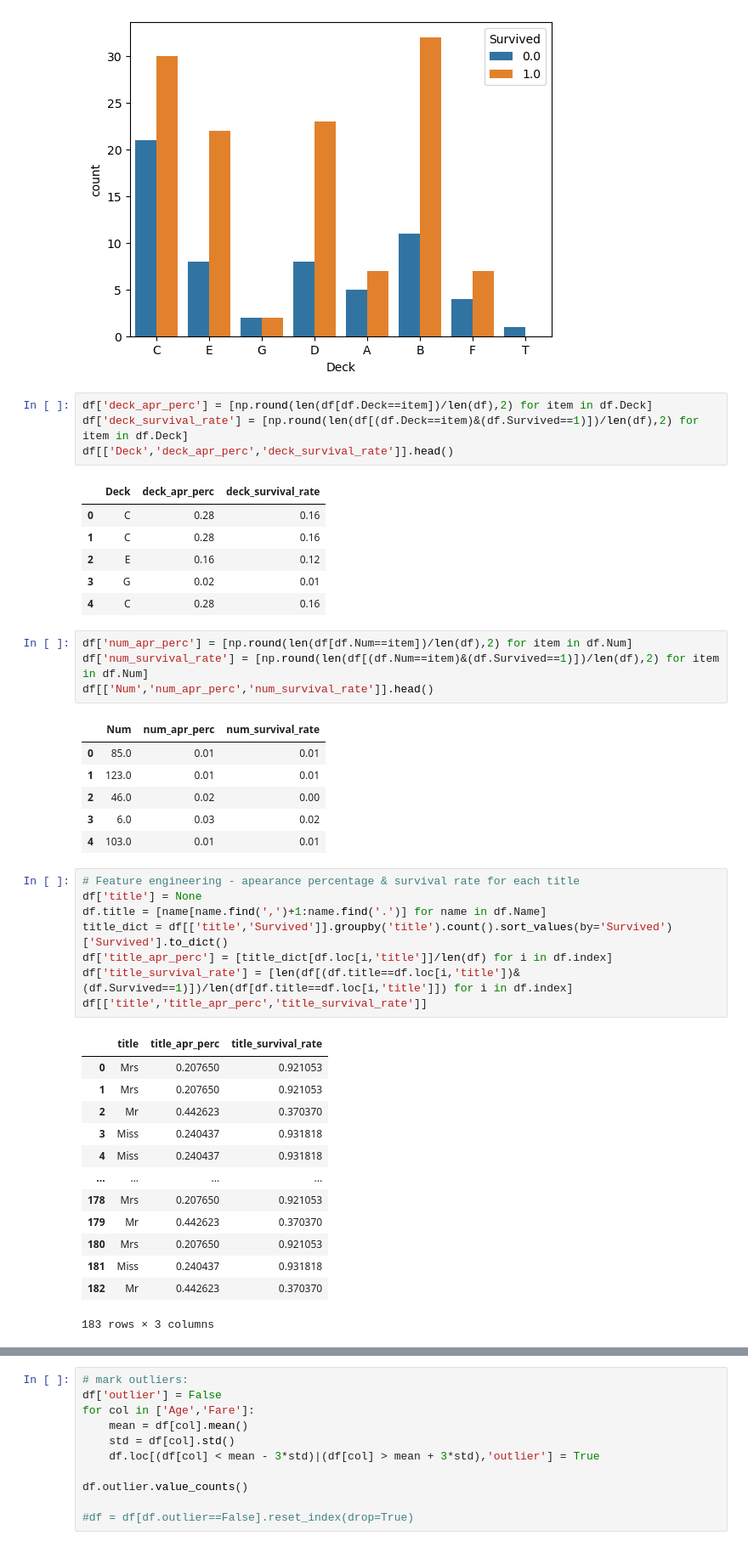
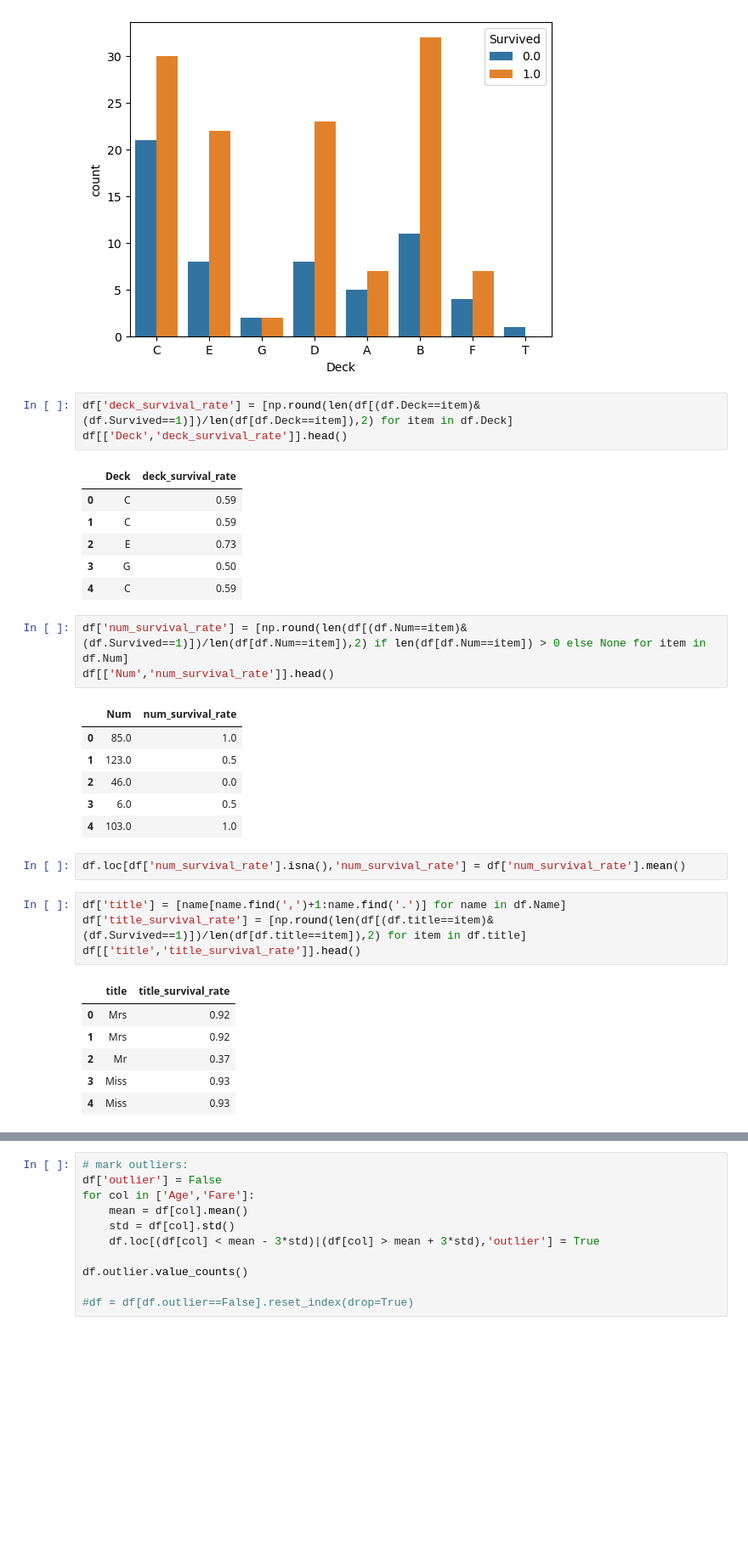
Before and after one commit to sagi778/Titanic_kaggle, a Jupyter notebook: titanic_model_training.ipynb, the cells around one changed output, grey strips where cells are left out. Shown at 85% size. Saved outputs shown, nothing was run; the diff lists cells and outputs as text; blank space fills up the shorter version.

```diff
--- a/titanic_model_training.ipynb
+++ b/titanic_model_training.ipynb
@@ -120,47 +120,36 @@ sns.countplot(data=df,x='Deck',hue='Survived')
 <AxesSubplot:xlabel='Deck', ylabel='count'>
 [figure]
 # %%
-df['deck_apr_perc'] = [np.round(len(df[df.Deck==item])/len(df),2) for item in df.Deck]
-df['deck_survival_rate'] = [np.round(len(df[(df.Deck==item)&(df.Survived==1)])/len(df),2) for item in df.Deck]
-df[['Deck','deck_apr_perc','deck_survival_rate']].head()
+df['deck_survival_rate'] = [np.round(len(df[(df.Deck==item)&(df.Survived==1)])/len(df[df.Deck==item]),2) for item in df.Deck]
+df[['Deck','deck_survival_rate']].head()
 # %% [output]
-|  | Deck | deck_apr_perc | deck_survival_rate |
-| 0 | C | 0.28 | 0.16 |
-| 1 | C | 0.28 | 0.16 |
-| 2 | E | 0.16 | 0.12 |
-| 3 | G | 0.02 | 0.01 |
-| 4 | C | 0.28 | 0.16 |
+|  | Deck | deck_survival_rate |
+| 0 | C | 0.59 |
+| 1 | C | 0.59 |
+| 2 | E | 0.73 |
+| 3 | G | 0.50 |
+| 4 | C | 0.59 |
 # %%
-df['num_apr_perc'] = [np.round(len(df[df.Num==item])/len(df),2) for item in df.Num]
-df['num_survival_rate'] = [np.round(len(df[(df.Num==item)&(df.Survived==1)])/len(df),2) for item in df.Num]
-df[['Num','num_apr_perc','num_survival_rate']].head()
+df['num_survival_rate'] = [np.round(len(df[(df.Num==item)&(df.Survived==1)])/len(df[df.Num==item]),2) if len(df[df.Num==item]) > 0 else None for item in df.Num]
+df[['Num','num_survival_rate']].head()
 # %% [output]
-|  | Num | num_apr_perc | num_survival_rate |
-| 0 | 85.0 | 0.01 | 0.01 |
-| 1 | 123.0 | 0.01 | 0.01 |
-| 2 | 46.0 | 0.02 | 0.00 |
-| 3 | 6.0 | 0.03 | 0.02 |
-| 4 | 103.0 | 0.01 | 0.01 |
+|  | Num | num_survival_rate |
+| 0 | 85.0 | 1.0 |
+| 1 | 123.0 | 0.5 |
+| 2 | 46.0 | 0.0 |
+| 3 | 6.0 | 0.5 |
+| 4 | 103.0 | 1.0 |
+# %%
+df.loc[df['num_survival_rate'].isna(),'num_survival_rate'] = df['num_survival_rate'].mean()
 # %%
-# Feature engineering - apearance percentage & survival rate for each title
-df['title'] = None
-df.title = [name[name.find(',')+1:name.find('.')] for name in df.Name]
-title_dict = df[['title','Survived']].groupby('title').count().sort_values(by='Survived')['Survived'].to_dict()
-df['title_apr_perc'] = [title_dict[df.loc[i,'title']]/len(df) for i in df.index]
-df['title_survival_rate'] = [len(df[(df.title==df.loc[i,'title'])&(df.Survived==1)])/len(df[df.title==df.loc[i,'title']]) for i in df.index]
-df[['title','title_apr_perc','title_survival_rate']]
+df['title'] = [name[name.find(',')+1:name.find('.')] for name in df.Name]
+df['title_survival_rate'] = [np.round(len(df[(df.title==item)&(df.Survived==1)])/len(df[df.title==item]),2) for item in df.title]
+df[['title','title_survival_rate']].head()
 # %% [output]
-|  | title | title_apr_perc | title_survival_rate |
-| 0 | Mrs | 0.207650 | 0.921053 |
-| 1 | Mrs | 0.207650 | 0.921053 |
-| 2 | Mr | 0.442623 | 0.370370 |
-| 3 | Miss | 0.240437 | 0.931818 |
-| 4 | Miss | 0.240437 | 0.931818 |
-| ... | ... | ... | ... |
-| 178 | Mrs | 0.207650 | 0.921053 |
-| 179 | Mr | 0.442623 | 0.370370 |
-| 180 | Mrs | 0.207650 | 0.921053 |
-| 181 | Miss | 0.240437 | 0.931818 |
-| 182 | Mr | 0.442623 | 0.370370 |
+|  | title | title_survival_rate |
+| 0 | Mrs | 0.92 |
+| 1 | Mrs | 0.92 |
+| 2 | Mr | 0.37 |
+| 3 | Miss | 0.93 |
+| 4 | Miss | 0.93 |
-183 rows × 3 columns
 # %%
```
Also changed, not shown: parts of 8 cells of this notebook.
